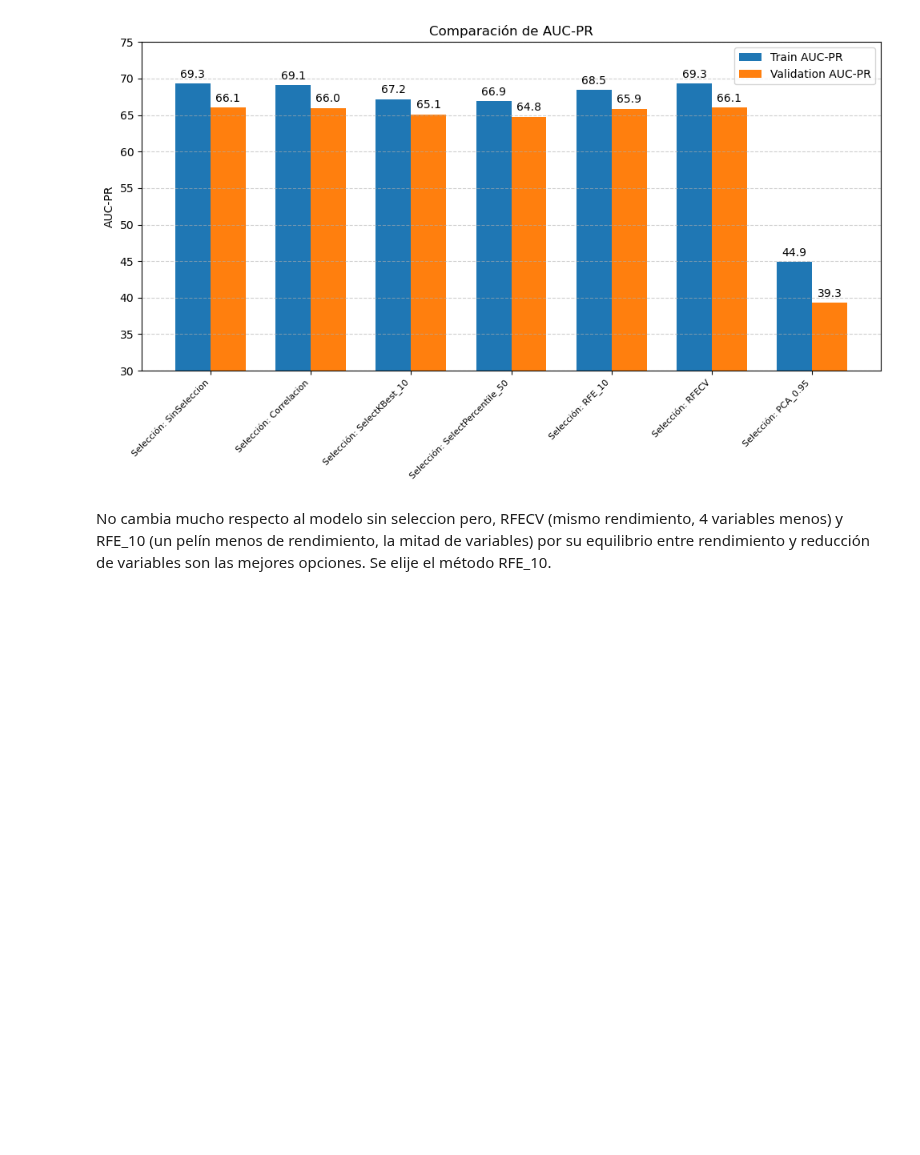
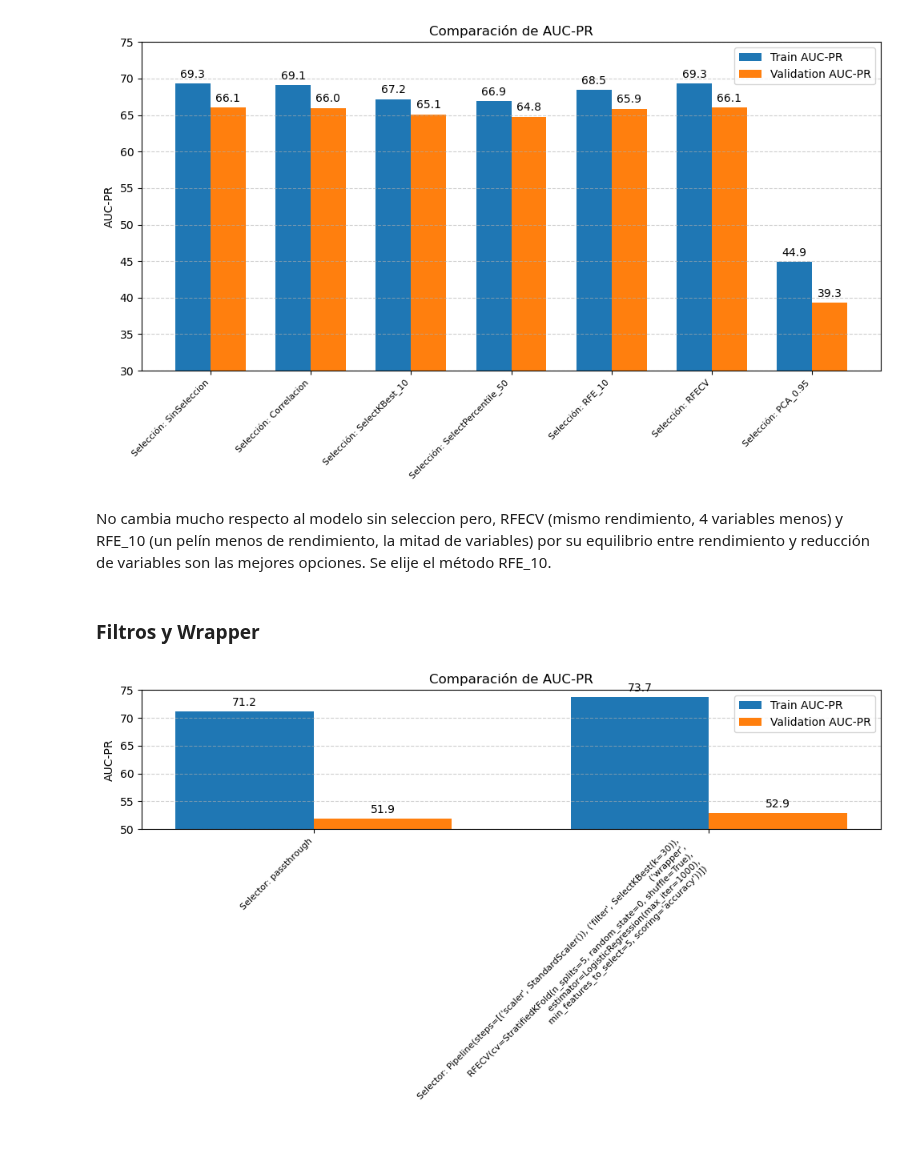
Before and after one commit to GOIH/MineriaDatos, a Jupyter notebook: analisis.ipynb, the cells around one changed output. Saved outputs shown, nothing was run; the diff lists cells and outputs as text; code cells hidden in the pictures; blank space fills up the shorter version.

Commit message:
Filtro y Wrapper

```diff
--- a/analisis.ipynb
+++ b/analisis.ipynb
@@ -725,7 +729,7 @@ NameError: name 'OutlierDetecion_treatment_IQR' is not defined
 # %%
 # Lista de detectores para variables categóricas y numéricas
-outlier_detectors_categoricas = ["passthrough", OutlierDetecion_treatment_MeanStd(), OutlierDetecion_treatment_IQR(), OutlierDetectionClipping_IQR(), OutlierDetectionClipping_MeanStd()  ]
-outlier_detectors_numericas = ["passthrough", OutlierDetecion_treatment_MeanStd(), OutlierDetecion_treatment_IQR(), OutlierDetectionClipping_IQR(), OutlierDetectionClipping_MeanStd()  ]
+outlier_detectors_categoricas = ["passthrough", OutlierDetecion_treatment_MeanStd(), OutlierDetecion_treatment_IQR(), OutlierDetectionClipping_IQR(), OutlierDetectionClipping_MeanStd()]
+outlier_detectors_numericas = ["passthrough", OutlierDetecion_treatment_MeanStd(), OutlierDetecion_treatment_IQR(), OutlierDetectionClipping_IQR(), OutlierDetectionClipping_MeanStd()]
 
 resultados = []
 
@@ -773,6 +777,6 @@ for detector_cat in outlier_detectors_categoricas:
 
         resultados.append({
             "nombre_prueba": "Categóricas: " + detector_cat_name + "\nNuméricas: " + detector_num_name,
-            # "train_auc_pr": train_auc_pr,
+            "train_auc_pr": train_auc_pr,
             "val_auc_pr": val_auc_pr
         })
@@ -1058,3 +1060,5 @@ comparar_resultados(resultados_seleccion, y_lim=(30, 75))
 # %% [markdown]
 No cambia mucho respecto al modelo sin seleccion pero, RFECV (mismo rendimiento, 4 variables menos) y RFE_10 (un pelín menos de rendimiento, la mitad de variables) por su equilibrio entre rendimiento y reducción de variables son las mejores opciones.
 Se elije el método RFE_10.
+# %% [markdown]
+### Filtros y Wrapper
@@ -1060,0 +1132,4 @@ Se elije el método RFE_10.
+# %%
+comparar_resultados(resultados, figsize=(10, 6), y_lim=(50, 75))
+# %% [output]
+[figure, added]
```
Also changed, not shown: parts of 4 cells of this notebook.
